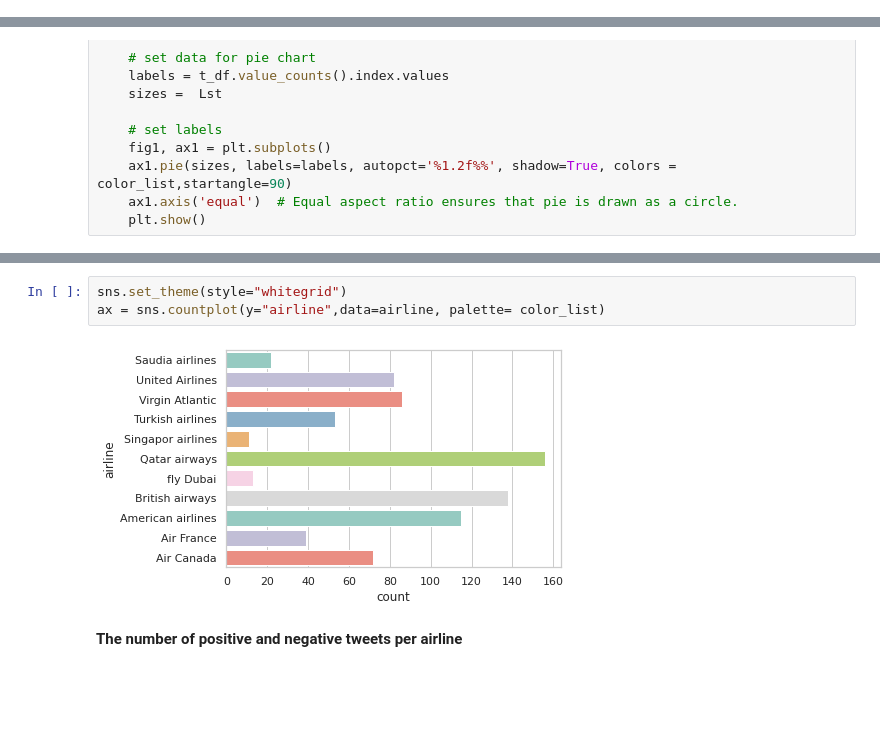
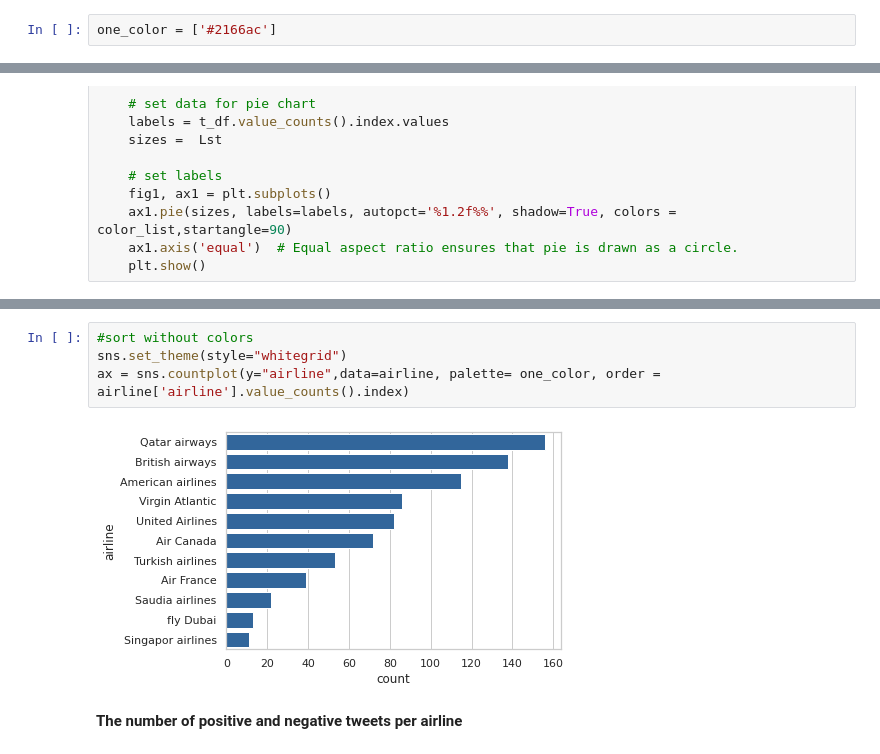
Before and after one commit to buthaina279/DS_Capstone_NLP, a Jupyter notebook: EDA.ipynb, the cells around one changed output, grey strips where cells are left out. Drawn from its saved outputs; the diff is of its cells as text; blank space fills up the shorter version.

```diff
--- a/EDA.ipynb
+++ b/EDA.ipynb
@@ -207,3 +189,5 @@ color_list = ['#8dd3c7',
+# %%
+one_color = ['#2166ac']
 # %% [markdown]
 #Count positive and negative sentiment
 
@@ -255,8 +230,9 @@ plt.show()
 # %%
+#sort without colors
 sns.set_theme(style="whitegrid")
-ax = sns.countplot(y="airline",data=airline, palette= color_list)
+ax = sns.countplot(y="airline",data=airline, palette= one_color, order = airline['airline'].value_counts().index)
 # %% [output]
-[figure, old version]
+[figure, new version]
 # %% [markdown]
 
 **The number of positive and negative tweets per airline**
```
Also changed, not shown: parts of 32 cells of this notebook.
